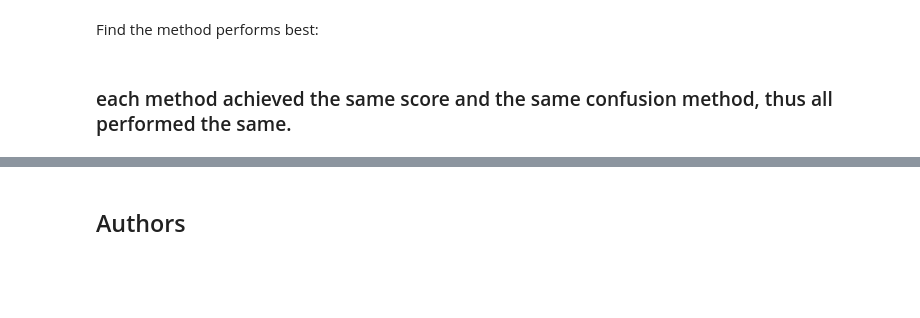
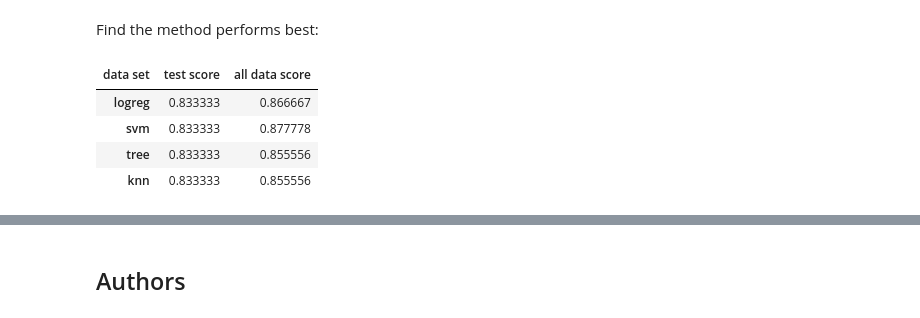
Before and after one commit to k8nowak/DS-Capstone, a Jupyter notebook: Week 4-1 Machine Learning.ipynb, the cells around one changed output, grey strips where cells are left out. Saved outputs shown, nothing was run; the diff lists cells and outputs as text; code cells hidden in the pictures; blank space fills up the shorter version.

```diff
--- a/Week 4-1 Machine Learning.ipynb
+++ b/Week 4-1 Machine Learning.ipynb
@@ -332,5 +372,3 @@ plot_confusion_matrix(Y_test,yhat)
 ## TASK  12
 # %% [markdown]
 Find the method performs best:
-# %% [markdown]
-### each method achieved the same score and the same confusion method, thus all performed the same.
@@ -336,0 +379,8 @@ Find the method performs best:
+# %%
+df.head()
+# %% [output]
+| data set | test score | all data score |
+| logreg | 0.833333 | 0.866667 |
+| svm | 0.833333 | 0.877778 |
+| tree | 0.833333 | 0.855556 |
+| knn | 0.833333 | 0.855556 |
```
Also changed, not shown: parts of 20 cells of this notebook.
